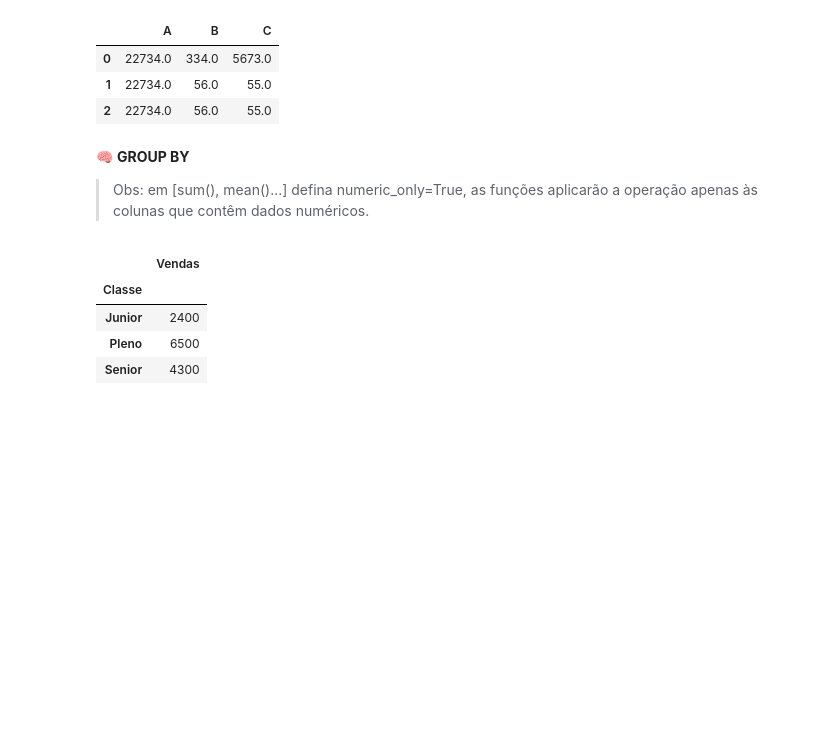
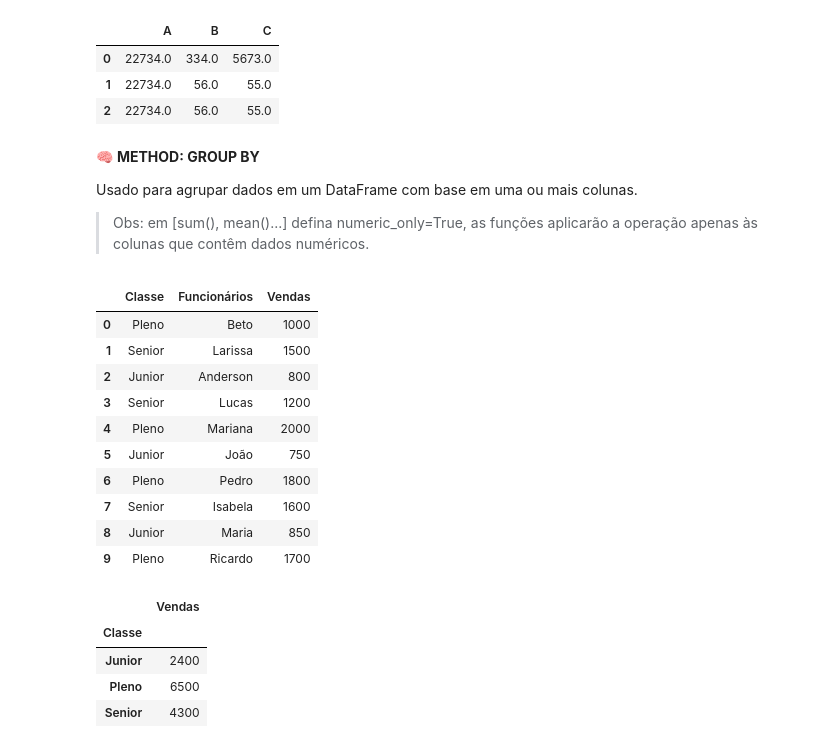
Before and after one commit to ptrktodev/Python, a Jupyter notebook: 2. Análise de Dados com Pandas/Asimov/Setup.ipynb, the cells around one changed output. Cells and saved outputs as stored; diff of their text form; code cells hidden in the pictures; blank space fills up the shorter version.

```diff
--- a/2. Análise de Dados com Pandas/Asimov/Setup.ipynb
+++ b/2. Análise de Dados com Pandas/Asimov/Setup.ipynb
@@ -258,16 +262,31 @@ df_nan.ffill() #  preenche os valores ausentes usando o valor da célula imediat
 | 1 | 22734.0 | 56.0 | 55.0 |
 | 2 | 22734.0 | 56.0 | 55.0 |
 # %% [markdown]
-🧠 **GROUP BY**
+🧠 **METHOD: GROUP BY**
+
+Usado para agrupar dados em um DataFrame com base em uma ou mais colunas.
 > Obs: em [sum(), mean()...] defina numeric_only=True, as funções aplicarão a operação apenas às colunas que contêm dados numéricos.
 # %%
 vendas_funcionario = {
     'Classe': ['Pleno', 'Senior', 'Junior', 'Senior', 'Pleno', 'Junior', 'Pleno', 'Senior', 'Junior', 'Pleno'],
     'Funcionários': ['Beto', 'Larissa', 'Anderson', 'Lucas', 'Mariana', 'João', 'Pedro', 'Isabela', 'Maria', 'Ricardo'],
     'Vendas': [1000, 1500, 800, 1200, 2000, 750, 1800, 1600, 850, 1700]
 }
 
 dfData = pd.DataFrame(vendas_funcionario)
+dfData
+# %% [output]
+|  | Classe | Funcionários | Vendas |
+| 0 | Pleno | Beto | 1000 |
+| 1 | Senior | Larissa | 1500 |
+| 2 | Junior | Anderson | 800 |
+| 3 | Senior | Lucas | 1200 |
+| 4 | Pleno | Mariana | 2000 |
+| 5 | Junior | João | 750 |
+| 6 | Pleno | Pedro | 1800 |
+| 7 | Senior | Isabela | 1600 |
+| 8 | Junior | Maria | 850 |
+| 9 | Pleno | Ricardo | 1700 |
 # %%
 # Qual foi o total de vendas por classe:
 
```
Also changed, not shown: parts of 30 cells of this notebook.
